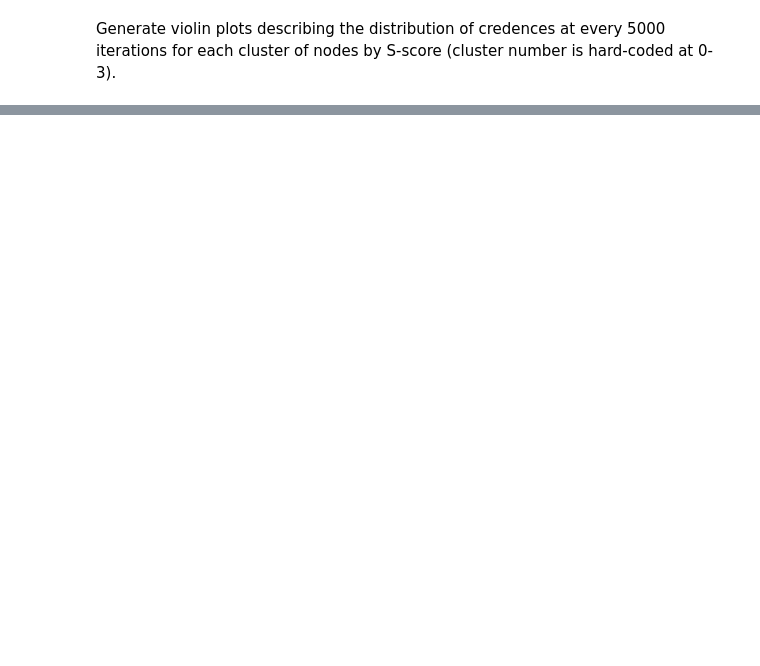
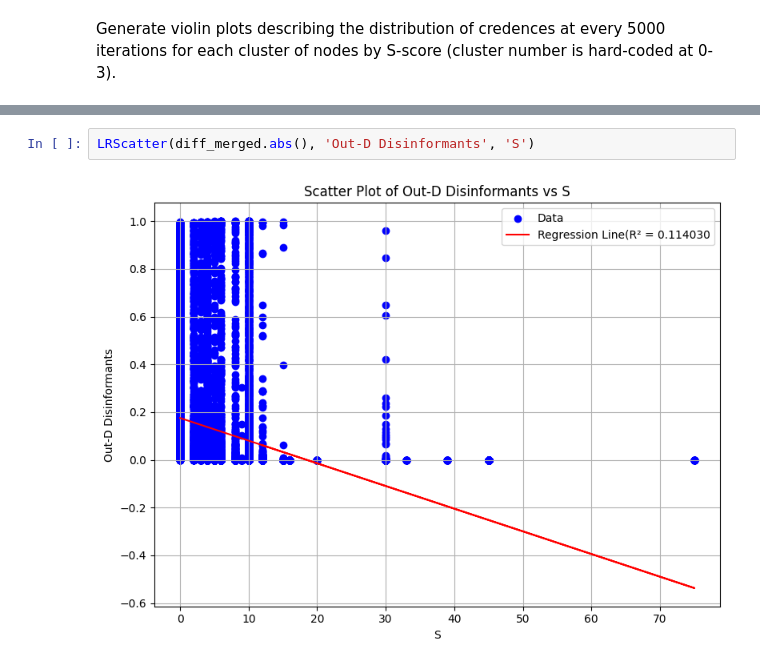
Before and after one commit to marinusferreira/unreliable-nets-analysis, a Jupyter notebook: unreliable-nets-analysis.ipynb, the cells around one changed output, grey strips where cells are left out. Drawn from its saved outputs; the diff is of its cells as text; blank space fills up the shorter version.

```diff
--- a/unreliable-nets-analysis.ipynb
+++ b/unreliable-nets-analysis.ipynb
@@ -231,0 +442,4 @@ for c in range(4):  # For each cluster from 0 to 3
+# %%
+LRScatter(diff_merged.abs(), 'Out-D Disinformants', 'S')
+# %% [output]
+[figure, added]
```
Also changed, not shown: parts of 54 cells of this notebook, 3 other files.
